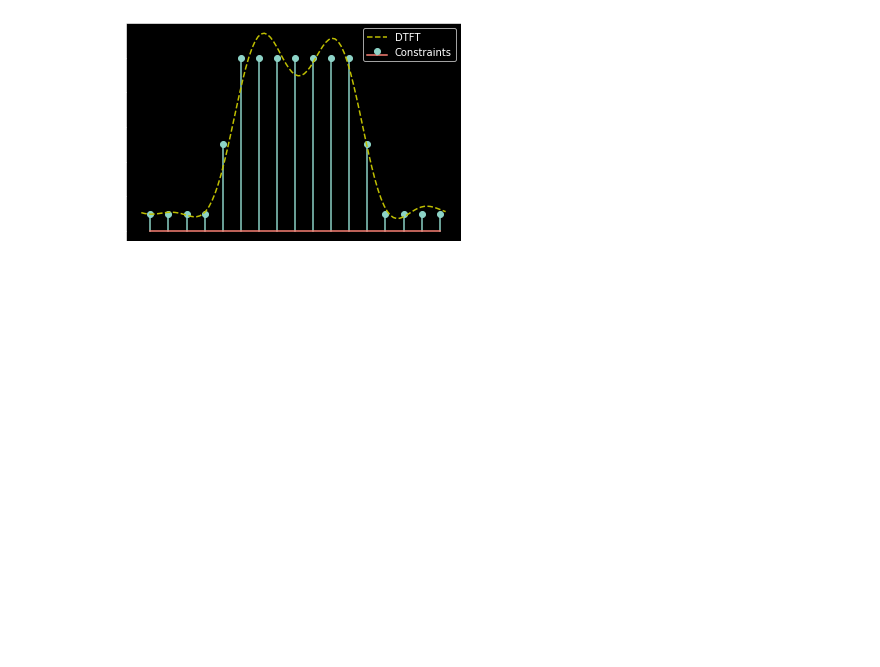
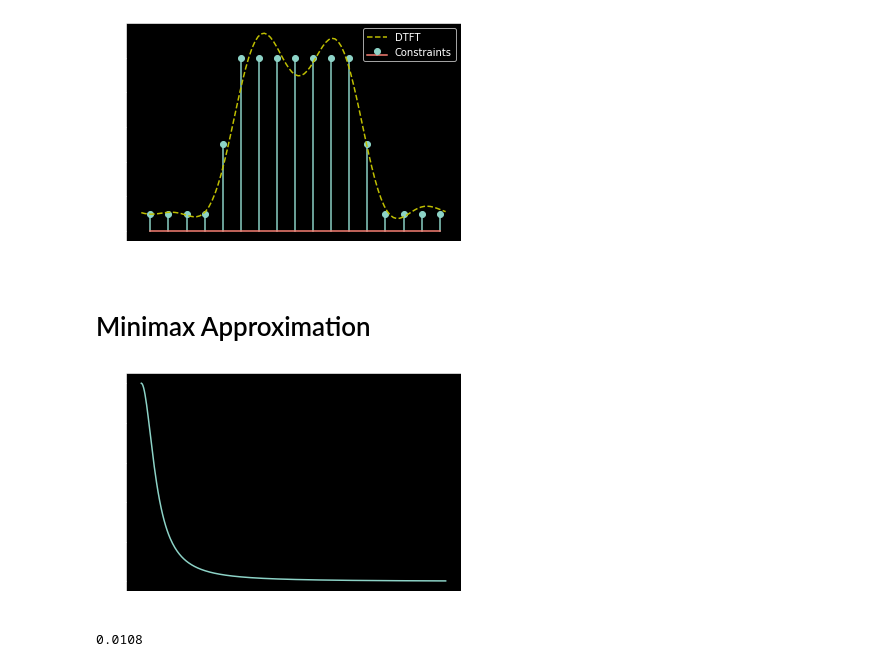
Before and after one commit to mohantyk/dsp_in_comm, a Jupyter notebook: chap3.ipynb, the cells around one changed output. Drawn from its saved outputs; the diff is of its cells as text; code cells hidden in the pictures; blank space fills up the shorter version.

Commit message:
Start minimax approximation

```diff
--- a/chap3.ipynb
+++ b/chap3.ipynb
@@ -159,3 +159,14 @@ plt.plot(freq_continuous, np.abs(dtft), '--y', label='DTFT')
 plt.legend();
 # %% [output]
 [figure]
+# %% [markdown]
+# Minimax Approximation
+# %%
+step_size = 0.01
+endpoints = (0, 4)
+x = np.arange(endpoints[0], endpoints[1]+step_size, step_size)
+F = 1/(1 + 25*(x**2))
+# %%
+plt.plot(x, F);
+# %% [output]
+[figure, added]
@@ -161,0 +183,7 @@ plt.legend();
+# %%
+C = np.linalg.inv(X)@F_guess
+coeffs = C[:N+1]
+error_estimate = C[-1]
+error_estimate.round(4)
+# %% [output]
+0.0108
```
Also changed, not shown: parts of 3 cells of this notebook.
